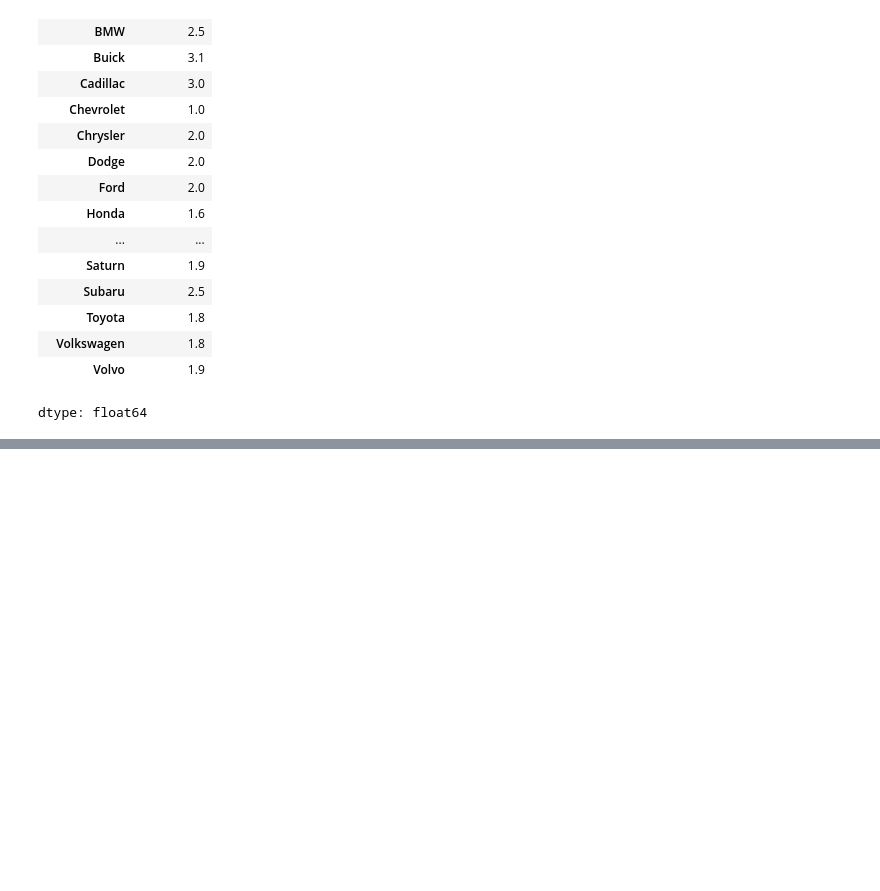
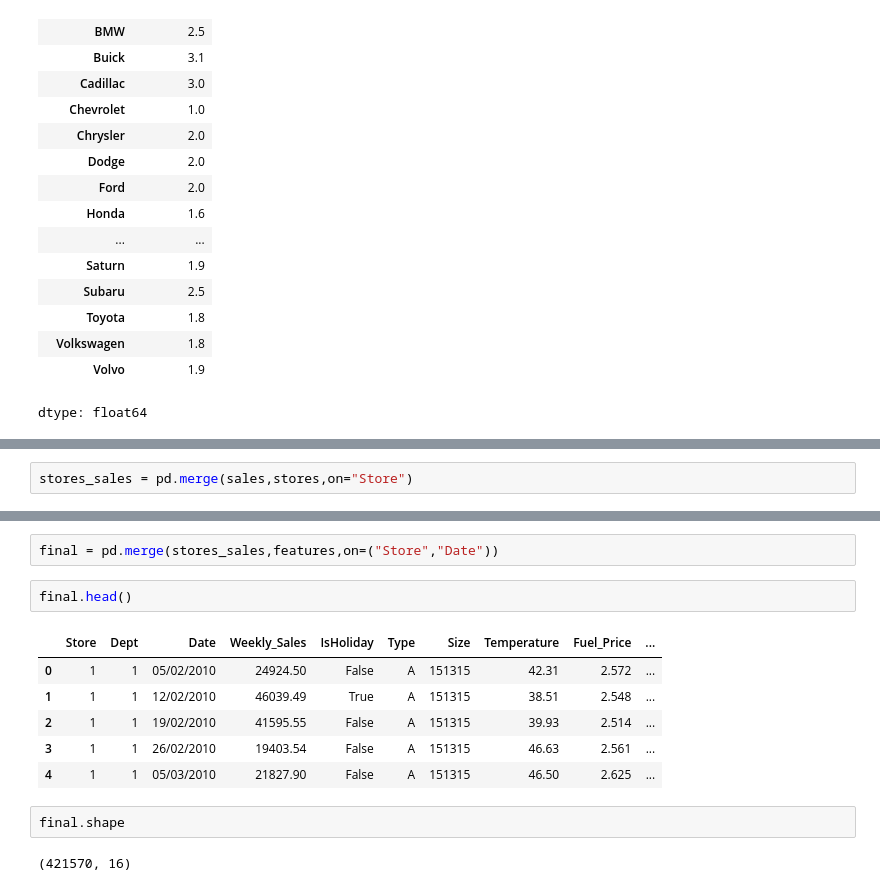
Before and after one commit to vigneshwarjayabal/Pandas, a Jupyter notebook: Pandas.ipynb, the cells around one changed output, grey strips where cells are left out. Drawn from its saved outputs; the diff is of its cells as text; blank space fills up the shorter version.

```diff
--- a/Pandas.ipynb
+++ b/Pandas.ipynb
@@ -860,0 +954,2 @@ dtype: float64
+# %%
+stores_sales = pd.merge(sales,stores,on="Store")
@@ -860,0 +982,15 @@ dtype: float64
+# %%
+final = pd.merge(stores_sales,features,on=("Store","Date"))
+# %%
+final.head()
+# %% [output]
+|  | Store | Dept | Date | Weekly_Sales | IsHoliday | Type | Size | Temperature | Fuel_Price | ... |
+| 0 | 1 | 1 | 05/02/2010 | 24924.50 | False | A | 151315 | 42.31 | 2.572 | ... |
+| 1 | 1 | 1 | 12/02/2010 | 46039.49 | True | A | 151315 | 38.51 | 2.548 | ... |
+| 2 | 1 | 1 | 19/02/2010 | 41595.55 | False | A | 151315 | 39.93 | 2.514 | ... |
+| 3 | 1 | 1 | 26/02/2010 | 19403.54 | False | A | 151315 | 46.63 | 2.561 | ... |
+| 4 | 1 | 1 | 05/03/2010 | 21827.90 | False | A | 151315 | 46.50 | 2.625 | ... |
+# %%
+final.shape
+# %% [output]
+(421570, 16)
```
Also changed, not shown: parts of 24 cells of this notebook.
